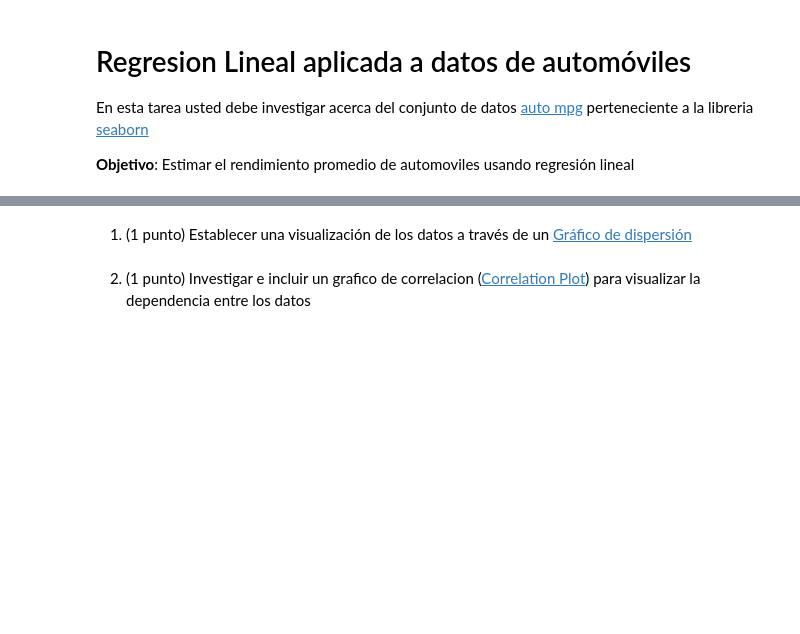
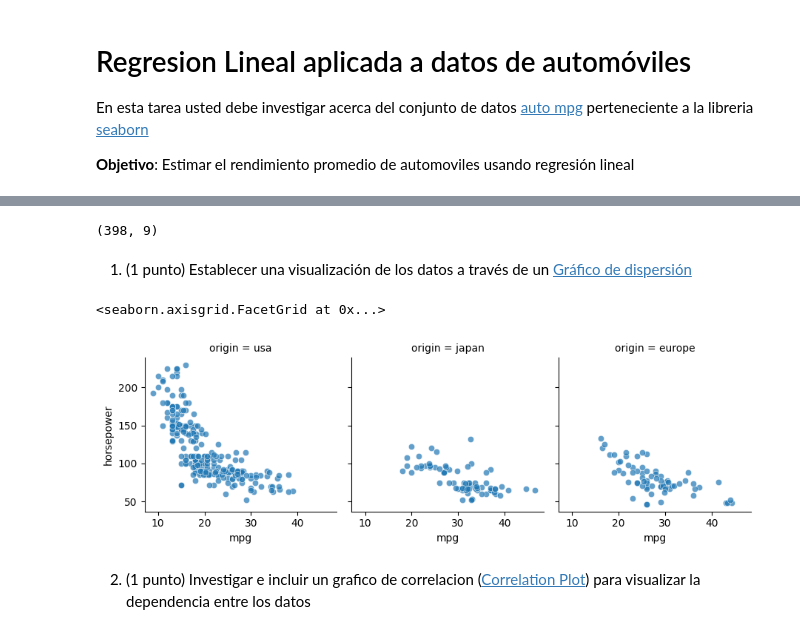
Before and after one commit to JoaqSM/ML_course-colab-files, a Jupyter notebook: S07-Linear-Models/Tarea_regresion_lineal.ipynb, the cells around one changed output, grey strips where cells are left out. Saved outputs shown, nothing was run; the diff lists cells and outputs as text; code cells hidden in the pictures; blank space fills up the shorter version.

```diff
--- a/S07-Linear-Models/Tarea_regresion_lineal.ipynb
+++ b/S07-Linear-Models/Tarea_regresion_lineal.ipynb
@@ -9,0 +15,3 @@ En esta tarea usted debe investigar acerca del conjunto de datos [auto mpg](http
+# %%
+auto_mpg = sns.load_dataset('mpg')
+auto_mpg.head()
@@ -10,4 +25,15 @@ En esta tarea usted debe investigar acerca del conjunto de datos [auto mpg](http
+# %%
+auto_mpg.shape
+# %% [output]
+(398, 9)
 # %% [markdown]
 1) (1 punto) Establecer una visualización de los datos a través de un [Gráfico de dispersión](https://seaborn.pydata.org/tutorial/axis_grids.html)
+# %%
+g = sns.FacetGrid(auto_mpg, col="origin")
+g.map(sns.scatterplot, "mpg", "horsepower", alpha=.7)
+g.add_legend()
+# %% [output]
+<seaborn.axisgrid.FacetGrid at 0x...>
+[figure, added]
 # %% [markdown]
 2) (1 punto) Investigar e incluir un grafico de correlacion ([Correlation Plot](https://seaborn.pydata.org/examples/many_pairwise_correlations.html)) para visualizar la dependencia entre los datos
```
Also changed, not shown: parts of 4 cells of this notebook.
